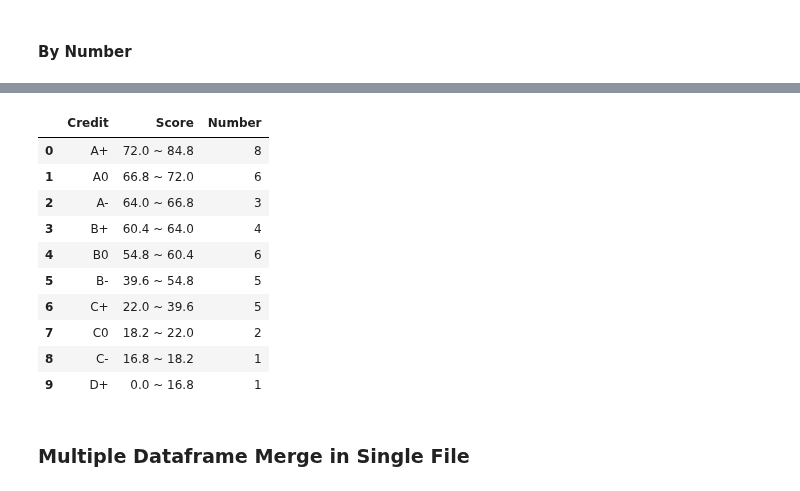
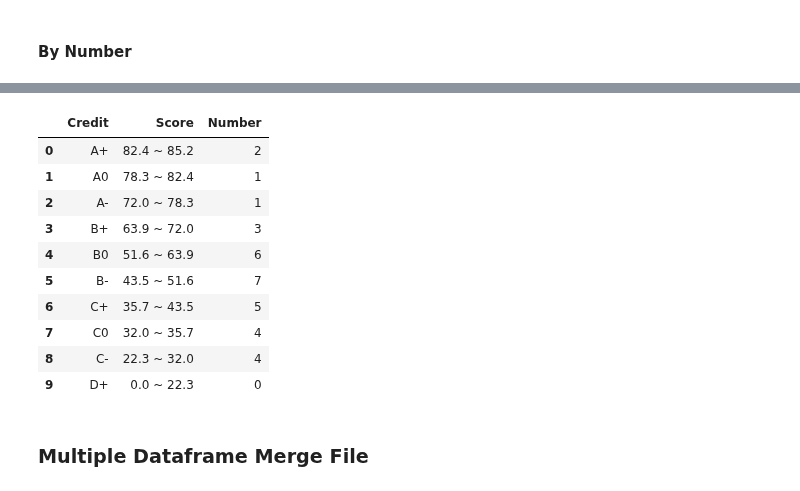
Before and after one commit to minseok0809/robotic-process-automation, a Jupyter notebook: school-automation/gpa_rating.ipynb, the cells around one changed output, grey strips where cells are left out. Drawn from its saved outputs; the diff is of its cells as text; code cells hidden in the pictures.

```diff
--- a/school-automation/gpa_rating.ipynb
+++ b/school-automation/gpa_rating.ipynb
@@ -454,19 +154,18 @@ credit_ratio
 # %% [markdown]
 #### By Number
 # %%
-a_plus_number_of_students = 8
-a_zero_number_of_students = 6
-a_minus_number_of_students = 3
-b_plus_number_of_students = 4
+a_plus_number_of_students = 4
+a_zero_number_of_students = 4
+a_minus_number_of_students = 5
+b_plus_number_of_students = 7
 b_zero_number_of_students = 6
-b_minus_number_of_students = 5
-c_plus_number_of_students = 5
-c_zero_number_of_students = 2
-c_minus_number_of_students = 1
-d_plus_number_of_students = 1
+b_minus_number_of_students = 3
+c_plus_number_of_students = 1
+c_zero_number_of_students = 1
+c_minus_number_of_students = 2
 
 
-the_name_of_credit = ['A+', 'A0', 'A-', 'B+', 'B0', 'B-', 'C+', 'C0', 'C-', 'D+']
+the_name_of_credit = ['A+', 'A0', 'A-', 'B+', 'B0', 'B-', 'C+', 'C0', 'C-']
 the_number_of_credit = [a_plus_number_of_students,
                              a_zero_number_of_students,
                              a_minus_number_of_students,
@@ -475,8 +174,7 @@ the_number_of_credit = [a_plus_number_of_students,
                              b_minus_number_of_students,
                              c_plus_number_of_students,
                              c_zero_number_of_students,
-                             c_minus_number_of_students,
-                             d_plus_number_of_students]
+                             c_minus_number_of_students]
 
 the_cumulative_number_of_credit = np.cumsum(the_number_of_credit)
 
@@ -562,6 +260,6 @@ abcd_credit.to_excel("강의 1 (제출용).xlsx", index = False)
 abcd_credit_by_name_order.to_excel("강의 1 학점.xlsx", index = False)
 # %%
-exam_gpa_rating_df = pd.read_excel("강의 1 (제출용) 1.xlsx", engine='openpyxl')
+exam_gpa_rating_df = pd.read_excel("강의 1 학점 (제출용).xlsx", engine='openpyxl')
 # %%
 exam_a_plus_first = exam_gpa_rating_df[exam_gpa_rating_df['학점'] == 'A+']['총점'].values[0]
 exam_a_plus_last = exam_gpa_rating_df[exam_gpa_rating_df['학점'] == 'A+']['총점'].values[-1]
@@ -573,11 +271,13 @@ exam_b_minus_last = exam_gpa_rating_df[exam_gpa_rating_df['학점'] == 'B-']['
 exam_c_plus_last = exam_gpa_rating_df[exam_gpa_rating_df['학점'] == 'C+']['총점'].values[-1]
 exam_c_zero_last = exam_gpa_rating_df[exam_gpa_rating_df['학점'] == 'C0']['총점'].values[-1]
 exam_c_minus_last = exam_gpa_rating_df[exam_gpa_rating_df['학점'] == 'C-']['총점'].values[-1]
-exam_d_plus_last = exam_gpa_rating_df[exam_gpa_rating_df['학점'] == 'D+']['총점'].values[-1]
+# exam_d_plus_last = exam_gpa_rating_df[exam_gpa_rating_df['학점'] == 'D+']['총점'].values[-1]
 
 gpa = [" "]
 gpa = np.repeat(gpa, 10)
 credit_list = list(exam_gpa_rating_df['학점'].unique())
+credit_list.append('D+')
+credit_list.remove('F')
 credit_list.reverse()
 credit_value_list = [ exam_a_plus_first - exam_a_plus_last,
 exam_a_plus_last - exam_a_zero_last,
@@ -605,7 +305,7 @@ label = 0
 for c, d in zip(ax.containers, credit_list):
     labels = [x.get_height() for x in c][0]
     label += labels
-    ax.bar_label(c, labels=[d + "   " + str(math.floor(label - labels)) + " ~ " + str(math.floor(label))],
+    ax.bar_label(c, labels=[d + "   " + str(round(label - labels, 1)) + " ~ " + str(round(label, 1))],
     label_type='center', fontsize=9)
 
 plt.savefig('gpa_score_stacked_graph.png')
@@ -614,31 +314,32 @@ plt.savefig('gpa_score_stacked_graph.png')
 # %%
 the_number_of_credit.reverse()
+the_number_of_credit.append(0)
 label = 0
 multiple_list = []
 for i , j, k in zip(ax.containers, credit_list, the_number_of_credit):
     labels = [x.get_height() for x in i][0]
     label += labels
-    single_list = [j, str(math.floor(label - labels)) + " ~ " + str(math.floor(label)), k]
+    single_list = [j, str(round(label - labels, 1)) + " ~ " + str(round(label, 1)), k]
     multiple_list.append(single_list)
 
 culumnative_df = pd.DataFrame(multiple_list).iloc[::-1].reset_index()
 del culumnative_df['index']
 culumnative_df.columns = ['Credit', 'Score', 'Number']
 culumnative_df
 # %% [output]
 |  | Credit | Score | Number |
-| 0 | A+ | 72.0 ~ 84.8 | 8 |
-| 1 | A0 | 66.8 ~ 72.0 | 6 |
-| 2 | A- | 64.0 ~ 66.8 | 3 |
-| 3 | B+ | 60.4 ~ 64.0 | 4 |
-| 4 | B0 | 54.8 ~ 60.4 | 6 |
-| 5 | B- | 39.6 ~ 54.8 | 5 |
-| 6 | C+ | 22.0 ~ 39.6 | 5 |
-| 7 | C0 | 18.2 ~ 22.0 | 2 |
-| 8 | C- | 16.8 ~ 18.2 | 1 |
-| 9 | D+ | 0.0 ~ 16.8 | 1 |
+| 0 | A+ | 82.4 ~ 85.2 | 2 |
+| 1 | A0 | 78.3 ~ 82.4 | 1 |
+| 2 | A- | 72.0 ~ 78.3 | 1 |
+| 3 | B+ | 63.9 ~ 72.0 | 3 |
+| 4 | B0 | 51.6 ~ 63.9 | 6 |
+| 5 | B- | 43.5 ~ 51.6 | 7 |
+| 6 | C+ | 35.7 ~ 43.5 | 5 |
+| 7 | C0 | 32.0 ~ 35.7 | 4 |
+| 8 | C- | 22.3 ~ 32.0 | 4 |
+| 9 | D+ | 0.0 ~ 22.3 | 0 |
 # %% [markdown]
-### Multiple Dataframe Merge in Single File
+### Multiple Dataframe Merge File
 # %%
 blank_df = pd.DataFrame(columns = ['', '', ''], index = ['', '', ''])
 # %%
```
Also changed, not shown: parts of 30 cells of this notebook, 1 other file.
